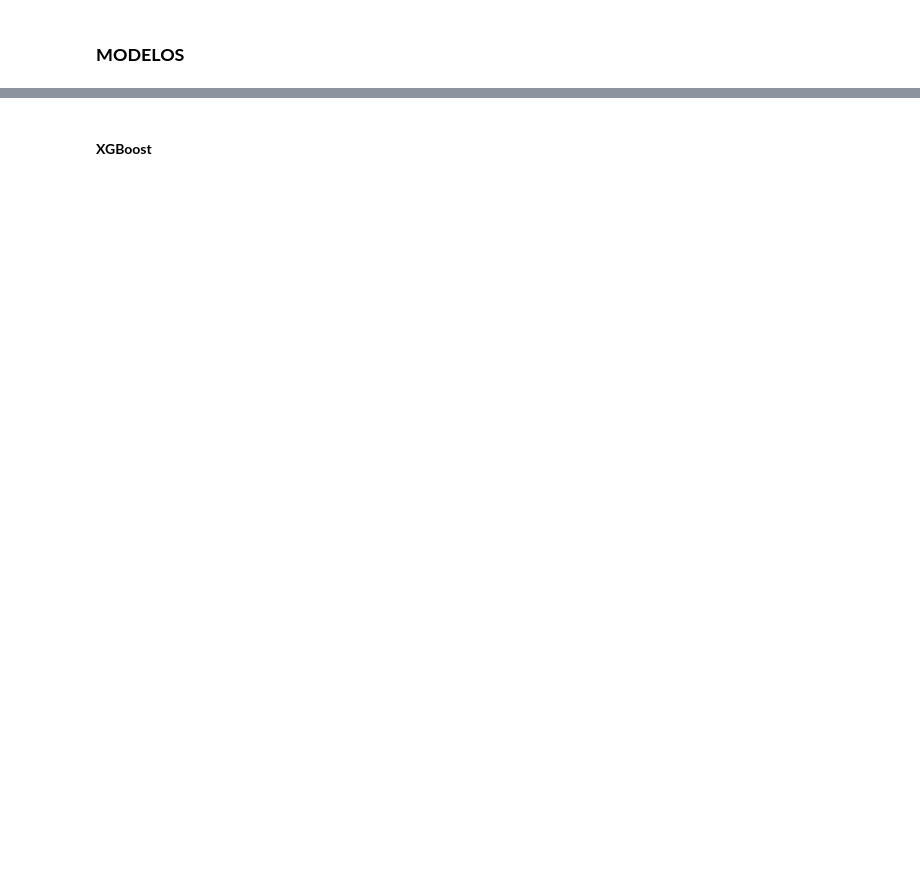
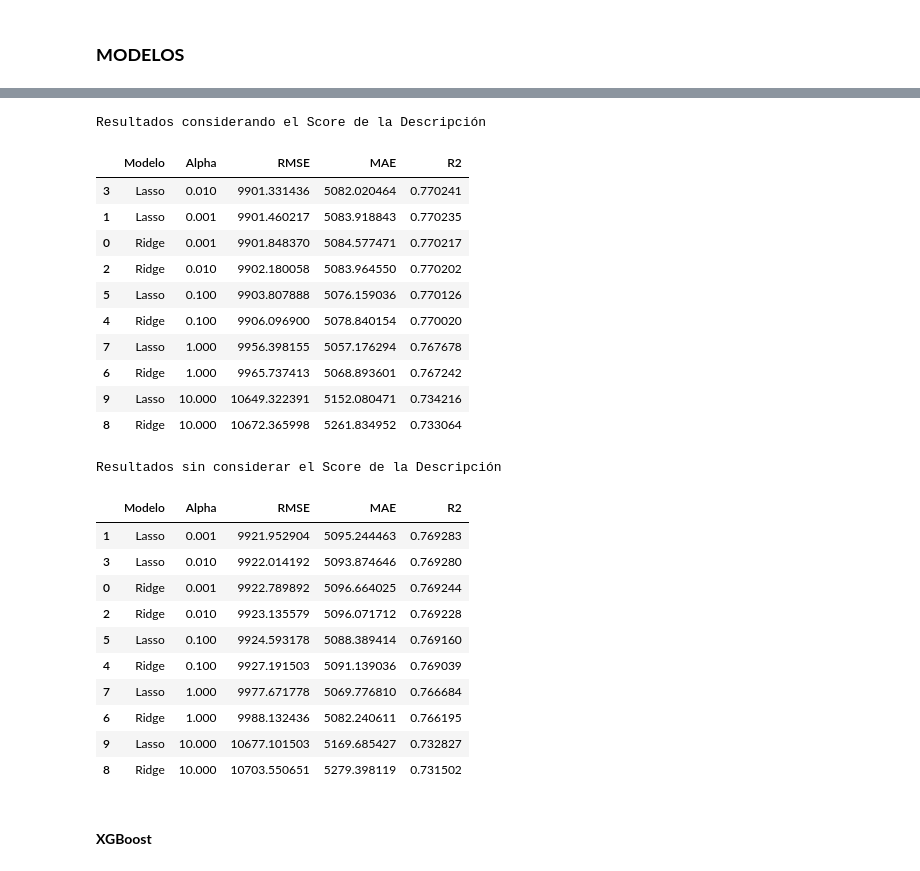
Before and after one commit to PilarOtero/Gurevich_Otero_Informe_PF, a Jupyter notebook: notebook/Gurevich_Otero_Notebook_PF.ipynb, the cells around one changed output, grey strips where cells are left out. Saved outputs shown, nothing was run; the diff lists cells and outputs as text; code cells hidden in the pictures; blank space fills up the shorter version.

```diff
--- a/notebook/Gurevich_Otero_Notebook_PF.ipynb
+++ b/notebook/Gurevich_Otero_Notebook_PF.ipynb
@@ -379,3 +432,10 @@ X_train_final.to_csv("../data/processed/X_train_EDA.csv", index=False)
 X_val_final.to_csv("../data/processed/X_val_EDA.csv", index=False)
 # %% [markdown]
 ### **MODELOS**
+# %%
+#Sin variables categoricas, considerando OHE
+X_train_ohe = X_train_final.drop(columns = ['Precio'])
+y_train_ohe = X_train_final['Precio']
+
+X_val_ohe = X_val_final.drop(columns = ['Precio'])
+y_val_ohe = X_val_final['Precio']
@@ -381,0 +444,21 @@ X_val_final.to_csv("../data/processed/X_val_EDA.csv", index=False)
+# %%
+#Regresion lineal base
+modelo_rl, predicciones_rl, _, _, _ = entrenar_regresion_lineal(X_train_ohe, y_train_ohe, X_val_ohe, y_val_ohe)
+
+#Grid search de regularizacion
+print(f'Busqueda parametro de regularizacion')
+
+alphas = [0.001, 0.01, 0.1, 1.0]
+
+#Con score de la descripcion
+print('CON Score de la Descripción')
+resultados_score = definir_regularizacion(X_train_ohe, y_train_ohe, X_val_ohe, y_val_ohe, alphas)
+print(f"Mejor R²: {resultados_score['R2'].max():.4f}")
+
+#Sin score de la descripcion
+X_train_no_score = X_train_ohe.drop(columns = ['Score Descripción'])
+X_val_no_score = X_val_ohe.drop(columns = ['Score Descripción'])
+
+print('SIN Score de la Descripción')
+resultados_no_score = definir_regularizacion(X_train_no_score, y_train_ohe, X_val_no_score, y_val_ohe, alphas)
+print(f"Mejor R²: {resultados_no_score['R2'].max():.4f}")
@@ -382,3 +486,33 @@ X_val_final.to_csv("../data/processed/X_val_EDA.csv", index=False)
+# %%
+print('Resultados considerando el Score de la Descripción')
+display(resultados_score)
+print('Resultados sin considerar el Score de la Descripción')
+display(resultados_no_score)
+# %% [output]
+Resultados considerando el Score de la Descripción
+|  | Modelo | Alpha | RMSE | MAE | R2 |
+| 3 | Lasso | 0.010 | 9901.331436 | 5082.020464 | 0.770241 |
+| 1 | Lasso | 0.001 | 9901.460217 | 5083.918843 | 0.770235 |
+| 0 | Ridge | 0.001 | 9901.848370 | 5084.577471 | 0.770217 |
+| 2 | Ridge | 0.010 | 9902.180058 | 5083.964550 | 0.770202 |
+| 5 | Lasso | 0.100 | 9903.807888 | 5076.159036 | 0.770126 |
+| 4 | Ridge | 0.100 | 9906.096900 | 5078.840154 | 0.770020 |
+| 7 | Lasso | 1.000 | 9956.398155 | 5057.176294 | 0.767678 |
+| 6 | Ridge | 1.000 | 9965.737413 | 5068.893601 | 0.767242 |
+| 9 | Lasso | 10.000 | 10649.322391 | 5152.080471 | 0.734216 |
+| 8 | Ridge | 10.000 | 10672.365998 | 5261.834952 | 0.733064 |
+Resultados sin considerar el Score de la Descripción
+|  | Modelo | Alpha | RMSE | MAE | R2 |
+| 1 | Lasso | 0.001 | 9921.952904 | 5095.244463 | 0.769283 |
+| 3 | Lasso | 0.010 | 9922.014192 | 5093.874646 | 0.769280 |
+| 0 | Ridge | 0.001 | 9922.789892 | 5096.664025 | 0.769244 |
+| 2 | Ridge | 0.010 | 9923.135579 | 5096.071712 | 0.769228 |
+| 5 | Lasso | 0.100 | 9924.593178 | 5088.389414 | 0.769160 |
+| 4 | Ridge | 0.100 | 9927.191503 | 5091.139036 | 0.769039 |
+| 7 | Lasso | 1.000 | 9977.671778 | 5069.776810 | 0.766684 |
+| 6 | Ridge | 1.000 | 9988.132436 | 5082.240611 | 0.766195 |
+| 9 | Lasso | 10.000 | 10677.101503 | 5169.685427 | 0.732827 |
+| 8 | Ridge | 10.000 | 10703.550651 | 5279.398119 | 0.731502 |
 # %% [markdown]
 #### **XGBoost**
 # %%
```
Also changed, not shown: parts of 22 cells of this notebook, 9 other files.
